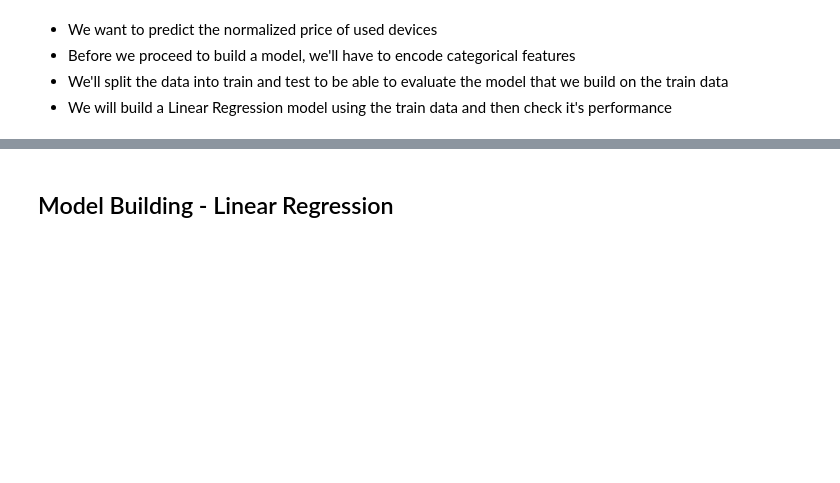
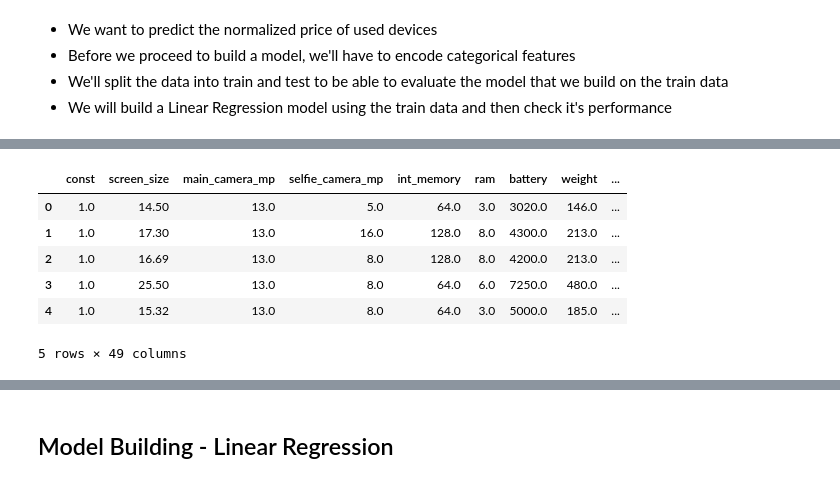
Before and after one commit to erika024/data-science, a Jupyter notebook: SLF_Project_LearnerNotebook_LowCode.ipynb, the cells around one changed output, grey strips where cells are left out. Saved outputs shown, nothing was run; the diff lists cells and outputs as text; code cells hidden in the pictures; blank space fills up the shorter version.

```diff
--- a/SLF_Project_LearnerNotebook_LowCode.ipynb
+++ b/SLF_Project_LearnerNotebook_LowCode.ipynb
@@ -644,8 +644,8 @@ plt.show()
 - We will build a Linear Regression model using the train data and then check it's performance
 # %%
 ## Complete the code to define the dependent and independent variables
-X = '_______'
-y = '_______'
+X = df.drop('normalized_used_price', axis=1)
+y = df['normalized_used_price']
 
 print(X.head())
 print()
@@ -655,13 +673,21 @@ print(y.head())
 X = sm.add_constant(X)
 # %%
 # creating dummy variables
-X = pd.'_______'(
+X = pd.get_dummies(
     X,
     columns=X.select_dtypes(include=["object", "category"]).columns.tolist(),
     drop_first=True,
 )  ## Complete the code to create dummies for independent features
 
 X.head()
+# %% [output]
+|  | const | screen_size | main_camera_mp | selfie_camera_mp | int_memory | ram | battery | weight | ... |
+| 0 | 1.0 | 14.50 | 13.0 | 5.0 | 64.0 | 3.0 | 3020.0 | 146.0 | ... |
+| 1 | 1.0 | 17.30 | 13.0 | 16.0 | 128.0 | 8.0 | 4300.0 | 213.0 | ... |
+| 2 | 1.0 | 16.69 | 13.0 | 8.0 | 128.0 | 8.0 | 4200.0 | 213.0 | ... |
+| 3 | 1.0 | 25.50 | 13.0 | 8.0 | 64.0 | 6.0 | 7250.0 | 480.0 | ... |
+| 4 | 1.0 | 15.32 | 13.0 | 8.0 | 64.0 | 3.0 | 5000.0 | 185.0 | ... |
+5 rows × 49 columns
 # %%
 # splitting the data in 70:30 ratio for train to test data
 
```
Also changed, not shown: parts of 20 cells of this notebook.
